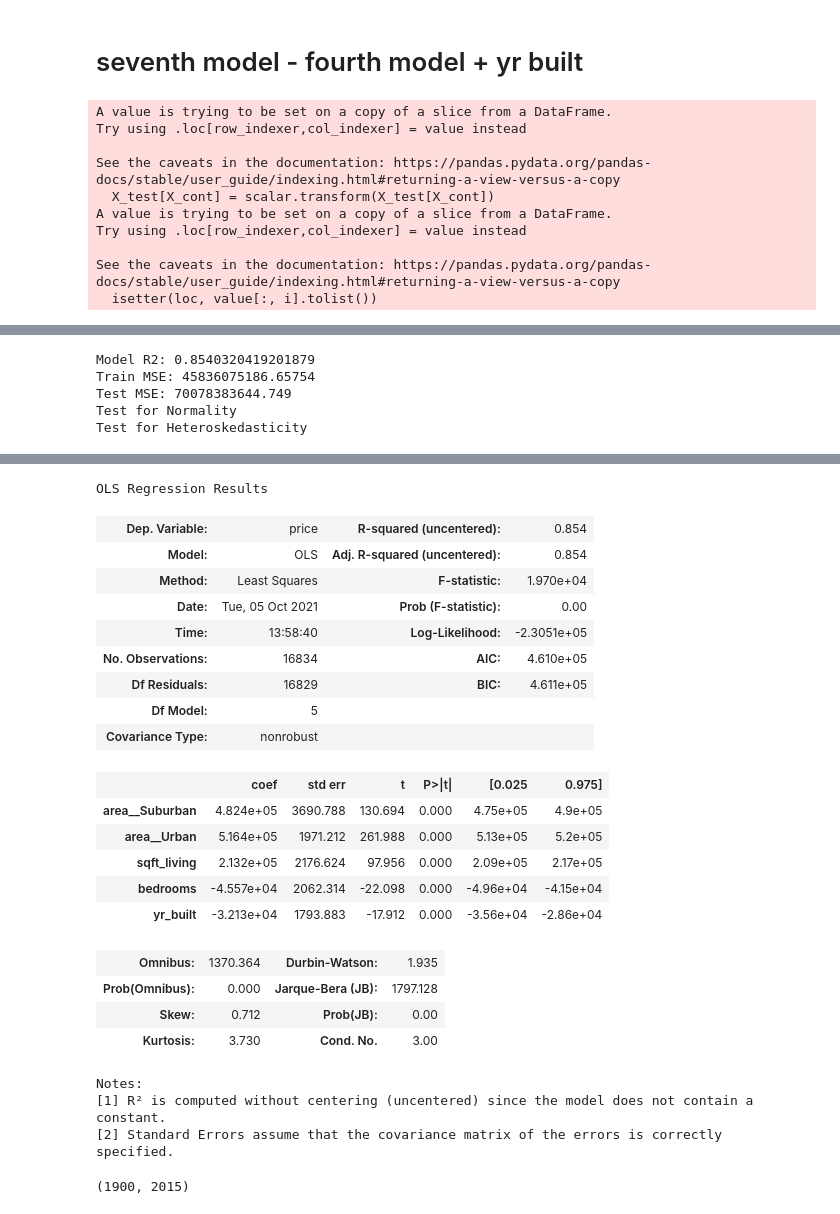
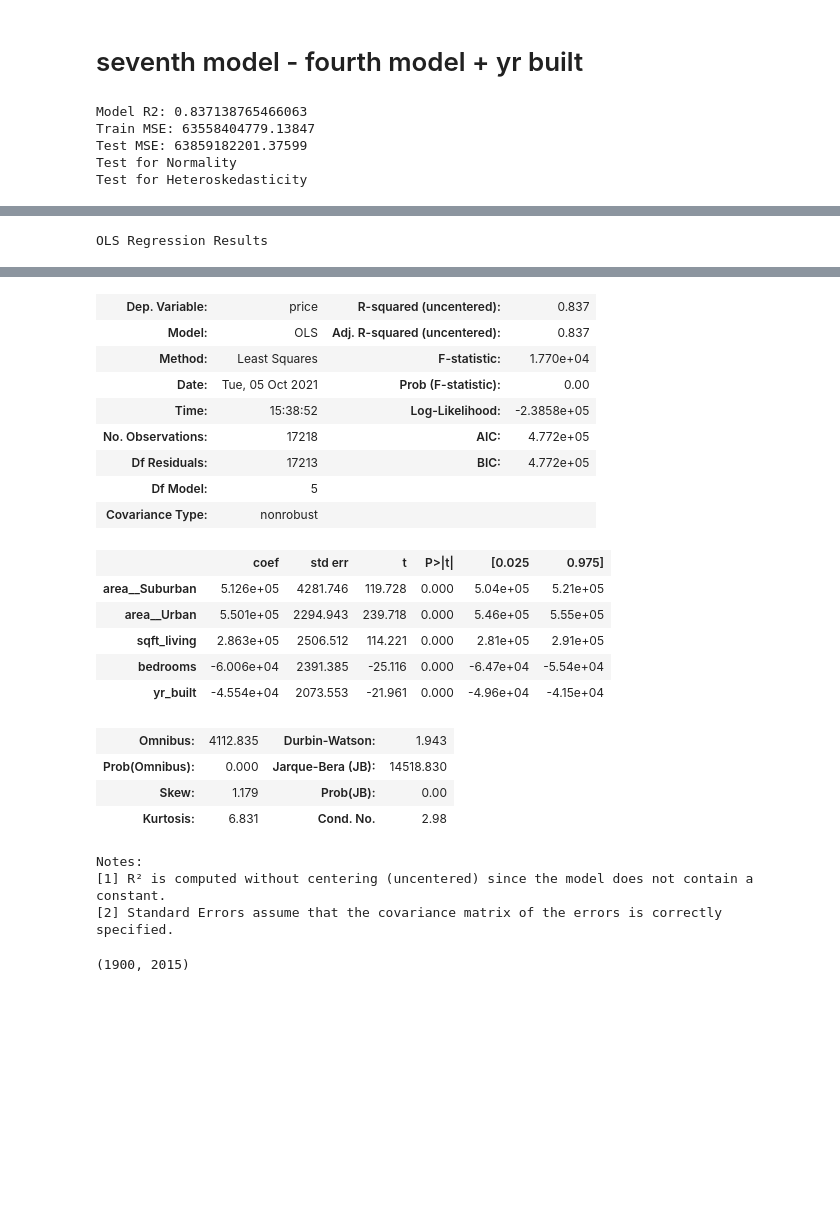
Before and after one commit to Sombrero7/project2, a Jupyter notebook: data_preprocessing-noble.ipynb, the cells around one changed output, grey strips where cells are left out. Saved outputs shown, nothing was run; the diff lists cells and outputs as text; code cells hidden in the pictures; blank space fills up the shorter version.

```diff
--- a/data_preprocessing-noble.ipynb
+++ b/data_preprocessing-noble.ipynb
@@ -896,21 +902,23 @@ X_train, X_test, y_train, y_test = train_test_split(X_df, y_df, test_size=0.2, r
 
 #filtering out the high priced homes. we want the lower 97.5%
 train = pd.concat([X_train, y_train], axis=1)
-price_cutoff = train['price'].quantile(0.975)
+test = pd.concat([X_test, y_test], axis=1)
+
+price_cutoff = train['price'].quantile(0.997)
 train = train[train['price'] < price_cutoff]
+test = test[test['price'] < price_cutoff]
+
 X_train = train.drop(columns='price')
 y_train = train['price']
 
+X_test = test.drop(columns='price')
+y_test = test['price']
+
 third_model = model_maker(X_train, X_test, y_train, y_test, features_of_interest)
 third_model.summary()
 # %% [output]
-A value is trying to be set on a copy of a slice from a DataFrame.
-Try using .loc[row_indexer,col_indexer] = value instead
-
-See the caveats in the documentation: https://pandas.pydata.org/pandas-docs/stable/user_guide/indexing.html#returning-a-view-versus-a-copy
-  X_test[X_cont] = scalar.transform(X_test[X_cont])
-A value is trying to be set on a copy of a slice from a DataFrame.
-Try using .loc[row_indexer,col_indexer] = value instead
-
-See the caveats in the documentation: https://pandas.pydata.org/pandas-docs/stable/user_guide/indexing.html#returning-a-view-versus-a-copy
-  isetter(loc, value[:, i].tolist())
+Model R2: 0.837138765466063
+Train MSE: 63558404779.13847
+Test MSE: 63859182201.37599
+Test for Normality
+Test for Heteroskedasticity
@@ -917,5 +926 @@ See the caveats in the documentation: https://pandas.pydata.org/pandas-docs/stab
-Model R2: 0.8540320419201879
-Train MSE: 45836075186.65754
-Test MSE: 70078383644.749
-Test for Normality
-Test for Heteroskedasticity
+OLS Regression Results
@@ -923,26 +927,25 @@ Test for Heteroskedasticity
-OLS Regression Results
-| Dep. Variable: | price | R-squared (uncentered): | 0.854 |
-| Model: | OLS | Adj. R-squared (uncentered): | 0.854 |
-| Method: | Least Squares | F-statistic: | 1.970e+04 |
+| Dep. Variable: | price | R-squared (uncentered): | 0.837 |
+| Model: | OLS | Adj. R-squared (uncentered): | 0.837 |
+| Method: | Least Squares | F-statistic: | 1.770e+04 |
 | Date: | Tue, 05 Oct 2021 | Prob (F-statistic): | 0.00 |
-| Time: | 13:58:40 | Log-Likelihood: | -2.3051e+05 |
-| No. Observations: | 16834 | AIC: | 4.610e+05 |
-| Df Residuals: | 16829 | BIC: | 4.611e+05 |
+| Time: | 15:38:52 | Log-Likelihood: | -2.3858e+05 |
+| No. Observations: | 17218 | AIC: | 4.772e+05 |
+| Df Residuals: | 17213 | BIC: | 4.772e+05 |
 | Df Model: | 5 |  |  |
 | Covariance Type: | nonrobust |  |  |
 |  | coef | std err | t | P>|t| | [0.025 | 0.975] |
-| area__Suburban | 4.824e+05 | 3690.788 | 130.694 | 0.000 | 4.75e+05 | 4.9e+05 |
-| area__Urban | 5.164e+05 | 1971.212 | 261.988 | 0.000 | 5.13e+05 | 5.2e+05 |
-| sqft_living | 2.132e+05 | 2176.624 | 97.956 | 0.000 | 2.09e+05 | 2.17e+05 |
-| bedrooms | -4.557e+04 | 2062.314 | -22.098 | 0.000 | -4.96e+04 | -4.15e+04 |
-| yr_built | -3.213e+04 | 1793.883 | -17.912 | 0.000 | -3.56e+04 | -2.86e+04 |
+| area__Suburban | 5.126e+05 | 4281.746 | 119.728 | 0.000 | 5.04e+05 | 5.21e+05 |
+| area__Urban | 5.501e+05 | 2294.943 | 239.718 | 0.000 | 5.46e+05 | 5.55e+05 |
+| sqft_living | 2.863e+05 | 2506.512 | 114.221 | 0.000 | 2.81e+05 | 2.91e+05 |
+| bedrooms | -6.006e+04 | 2391.385 | -25.116 | 0.000 | -6.47e+04 | -5.54e+04 |
+| yr_built | -4.554e+04 | 2073.553 | -21.961 | 0.000 | -4.96e+04 | -4.15e+04 |
-| Omnibus: | 1370.364 | Durbin-Watson: | 1.935 |
-| Prob(Omnibus): | 0.000 | Jarque-Bera (JB): | 1797.128 |
-| Skew: | 0.712 | Prob(JB): | 0.00 |
-| Kurtosis: | 3.730 | Cond. No. | 3.00 |
+| Omnibus: | 4112.835 | Durbin-Watson: | 1.943 |
+| Prob(Omnibus): | 0.000 | Jarque-Bera (JB): | 14518.830 |
+| Skew: | 1.179 | Prob(JB): | 0.00 |
+| Kurtosis: | 6.831 | Cond. No. | 2.98 |
-Notes:
-[1] R² is computed without centering (uncentered) since the model does not contain a constant.
-[2] Standard Errors assume that the covariance matrix of the errors is correctly specified.
+Notes:
+[1] R² is computed without centering (uncentered) since the model does not contain a constant.
+[2] Standard Errors assume that the covariance matrix of the errors is correctly specified.
 # %%
 master_df['yr_built'].min(), master_df['yr_built'].max()
 # %% [output]
```
Also changed, not shown: parts of 11 cells of this notebook.
